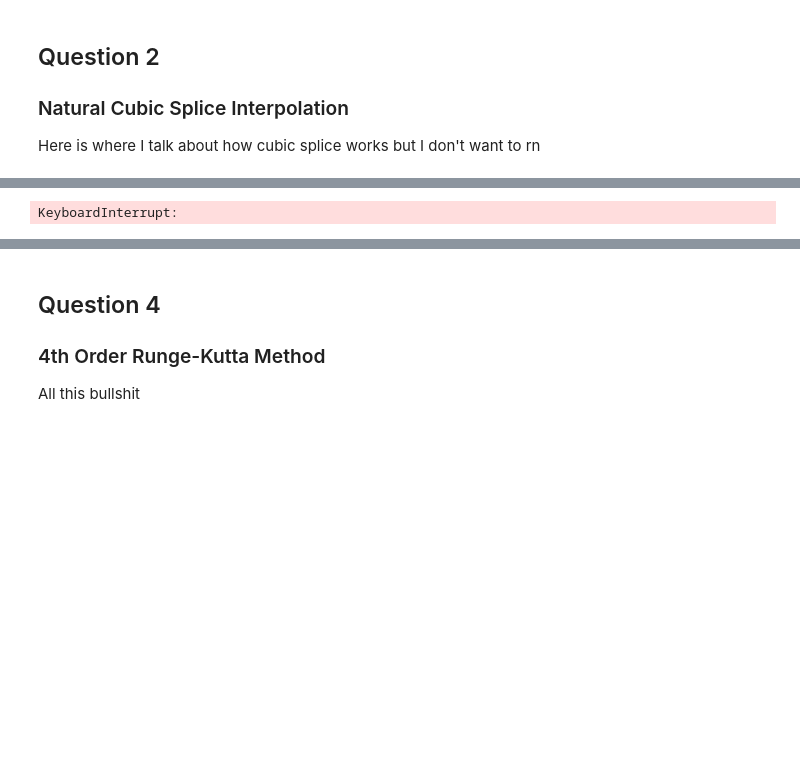
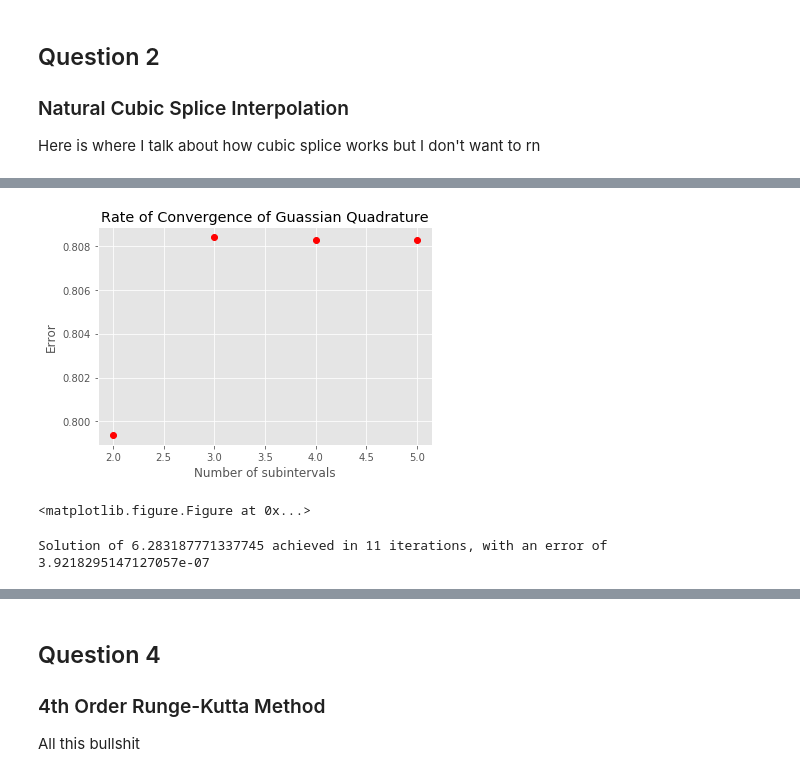
Before and after one commit to voetberg/mth_451_hw, a Jupyter notebook: Final Project.ipynb, the cells around one changed output, grey strips where cells are left out. Cells and saved outputs as stored; diff of their text form; code cells hidden in the pictures; blank space fills up the shorter version.

```diff
--- a/Final Project.ipynb
+++ b/Final Project.ipynb
@@ -100,3 +93,21 @@ def f_3(x):
+# %%
+##Numerial solutions of Guassian, values pulled from table 4.12 of the text.
+F_n2 = f_3(.5773502)+f_3(-.5773502)
+F_n3 = .5555555*f_3(.7745967)+.8888888*f_3(0)+.5555555*f_3(-.7745967)
+F_n4 = .3478548*f_3(.8611136)+.6521451*f_3(.3399810)+.6521451*f_3(-.3399810)+.3478548*f_3(-.8611136)
+F_n5 = .2369268*f_3(.9061798)+.4786286*f_3(.5384693)+.5688889*f_3(0)+.2369268*f_3(-.9061798)+.4786286*f_3(-.5384693)
+
+e_lst = [error(F_n2,x_true),error(F_n3,x_true),error(F_n4,x_true),error(F_n5,x_true)]
+
+plt.plot([2,3,4,5],e_lst,'ro')
+plt.title("Rate of Convergence of Guassian Quadrature")
+plt.xlabel("Number of subintervals")
+plt.ylabel("Error")
+plt.figure(figsize=(8,8))
+plt.show()
+# %% [output]
+[figure, added]
+<matplotlib.figure.Figure at 0x...>
 # %%
 ##Function for Simpson's
 def simpson_rule(f,h,a,b):
@@ -113,11 +124,15 @@ def simpson_rule(f,h,a,b):
 # %%
 k=1
-e=float(100)
+e=100
+e_lst=[] ##Storing the values to plot
+h_lst=[]
 while e>float(10**(-6)):
     h = math.pi/(2**k)
     calc = simpson_rule(f_3,h,0,math.pi)
-    e = abs(x_true-calc)/x_true
+    e = error(calc,x_true)
     k+=1
-print("Solution of", calc,"achieved in", k-1,"iterations")
+    e_lst.append(math.log(e))
+    h_lst.append((math.pi)/h)
+print("Solution of", calc,"achieved in", k-1,"iterations, with an error of",e)
 # %% [output]
-KeyboardInterrupt:
+Solution of 6.283187771337745 achieved in 11 iterations, with an error of 3.9218295147127057e-07
```
Also changed, not shown: parts of 8 cells of this notebook.
